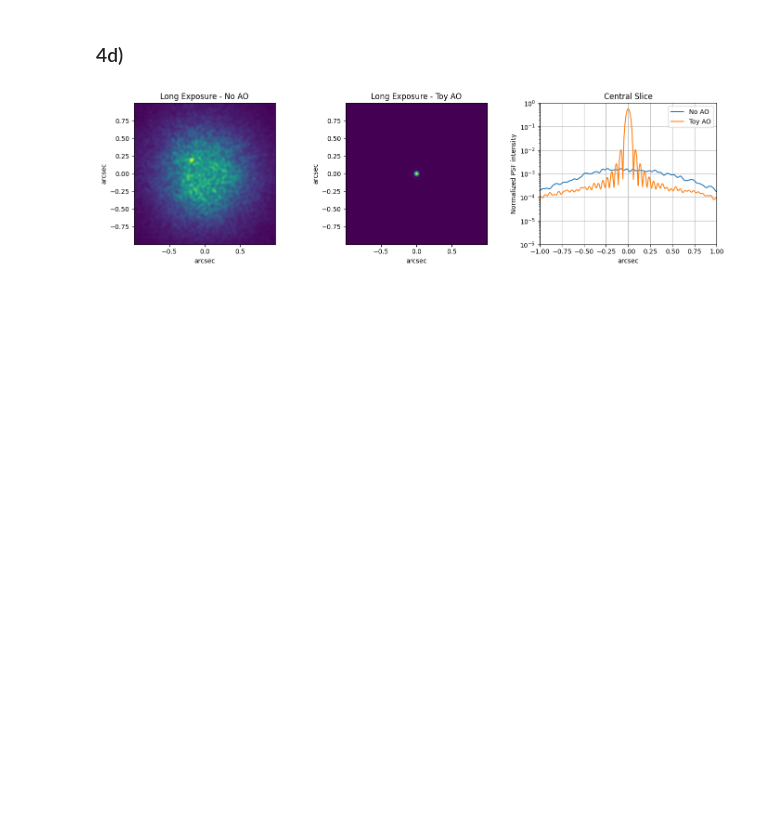
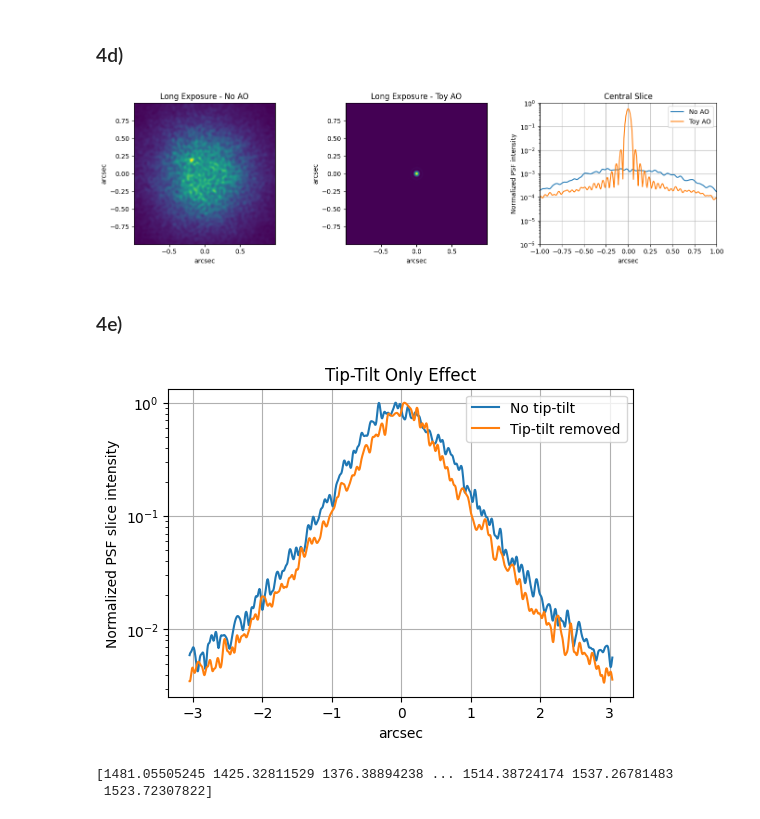
Before and after one commit to oliviergilbertastro/UMich, a Jupyter notebook: ASTRO501/hw2a/ASTRO501_HW2a_starter.ipynb, the cells around one changed output. Saved outputs shown, nothing was run; the diff lists cells and outputs as text; code cells hidden in the pictures; blank space fills up the shorter version.

```diff
--- a/ASTRO501/hw2a/ASTRO501_HW2a_starter.ipynb
+++ b/ASTRO501/hw2a/ASTRO501_HW2a_starter.ipynb
@@ -969,3 +969,52 @@ plt.tight_layout()
 plt.show()
 # %% [output]
 [figure]
+# %% [markdown]
+### 4e)
+# %%
+remove_tt = True
+
+lam = 1.5e-6
+r0_550 = 0.10
+r0 = r0_550 * (lam/550e-9)**(6./5)
+
+N_long = 100
+psf_sum_noTT = 0
+psf_sum_TT = 0
+
+for i in range(N_long):
+    W = kolmogorov_opd_screen(n, dx, D, r0, lam, rng, pupil, X, Y, 4)
+    phi = (2*np.pi/lam) * W
+
+    # No tip-tilt removal
+    _, _, psf1 = pupil_to_psf_2d(A, phi, dx, lam, oversample)
+
+    # With tip-tilt removal
+    phi_tt = remove_piston_tilt(phi, pupil, X, Y)
+    _, _, psf2 = pupil_to_psf_2d(A, phi_tt, dx, lam, oversample)
+
+    psf_sum_noTT += psf1
+    psf_sum_TT += psf2
+
+psf_noTT = psf_sum_noTT / N_long
+psf_TT = psf_sum_TT / N_long
+
+mid = psf_noTT.shape[0]//2
+theta_1d = THX_dl[mid,:]*206265
+plt.figure(figsize=(6,4))
+plt.plot(theta_1d, psf_noTT[mid,:]/np.max(psf_noTT[mid,:]), label="No tip-tilt")
+plt.plot(theta_1d, psf_TT[mid,:]/np.max(psf_TT[mid,:]), label="Tip-tilt removed")
+plt.yscale("log")
+plt.legend()
+plt.grid(True)
+plt.xlabel("arcsec")
+plt.ylabel("Normalized PSF slice intensity")
+plt.title("Tip-Tilt Only Effect")
+plt.show()
+# %% [output]
+[figure, added]
+# %%
+print(psf_noTT[mid,:])
+# %% [output]
+[1481.05505245 1425.32811529 1376.38894238 ... 1514.38724174 1537.26781483
+ 1523.72307822]
```
Also changed, not shown: 1 other file.
